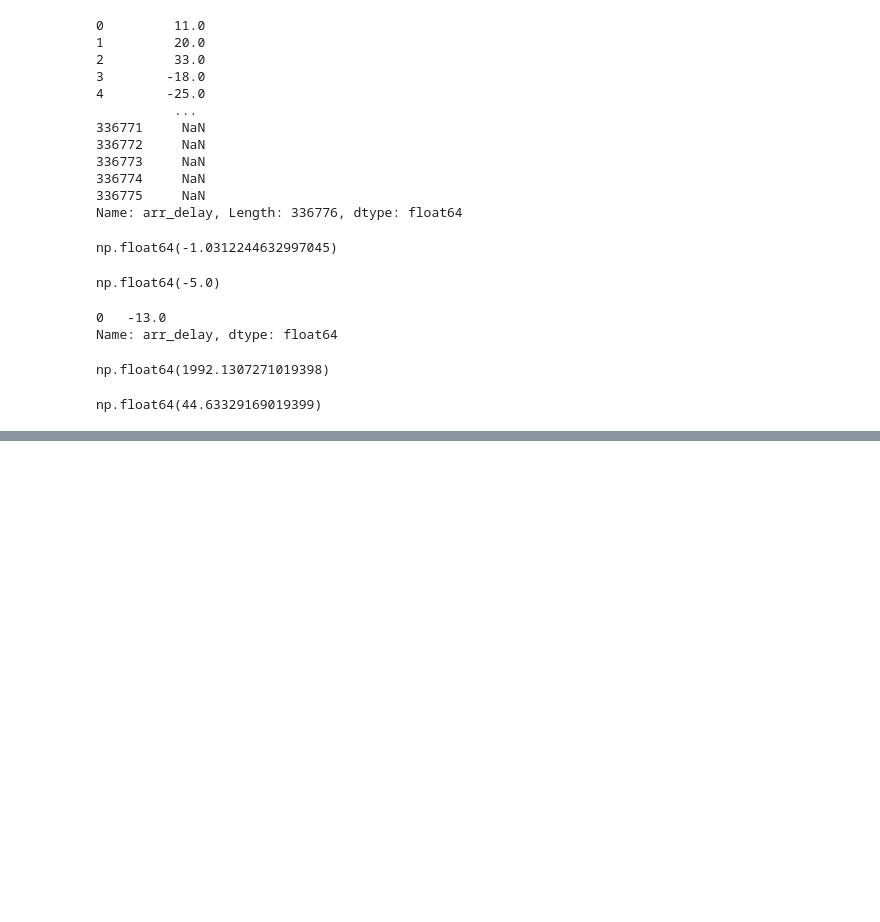
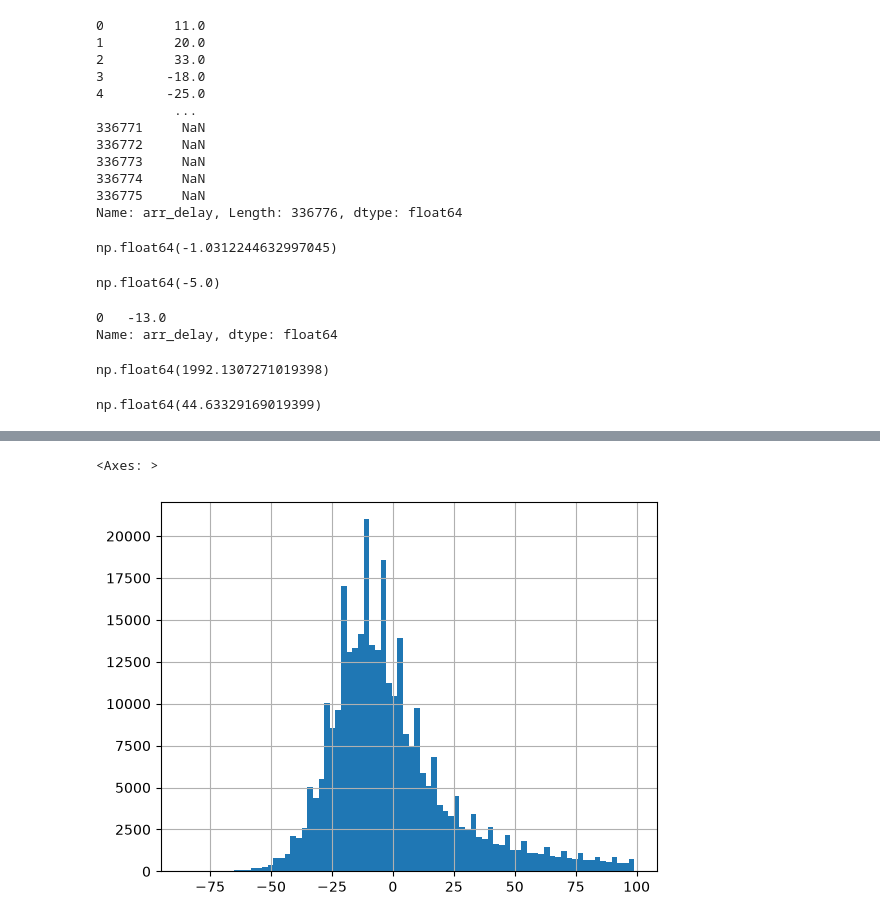
Before and after one commit to Sina-mjd/Data-Science-Learning-Journey, a Jupyter notebook: 02_Descriptive_Statistics/02_descriptive_stats.ipynb, the cells around one changed output, grey strips where cells are left out. Drawn from its saved outputs; the diff is of its cells as text; code cells hidden in the pictures; blank space fills up the shorter version.

```diff
--- a/02_Descriptive_Statistics/02_descriptive_stats.ipynb
+++ b/02_Descriptive_Statistics/02_descriptive_stats.ipynb
@@ -55,0 +61,5 @@ np.float64(44.63329169019399)
+# %%
+data['arr_delay'][data['arr_delay'] < 100].hist(bins = 80)
+# %% [output]
+<Axes: >
+[figure, added]
```
Also changed, not shown: parts of 24 cells of this notebook.
